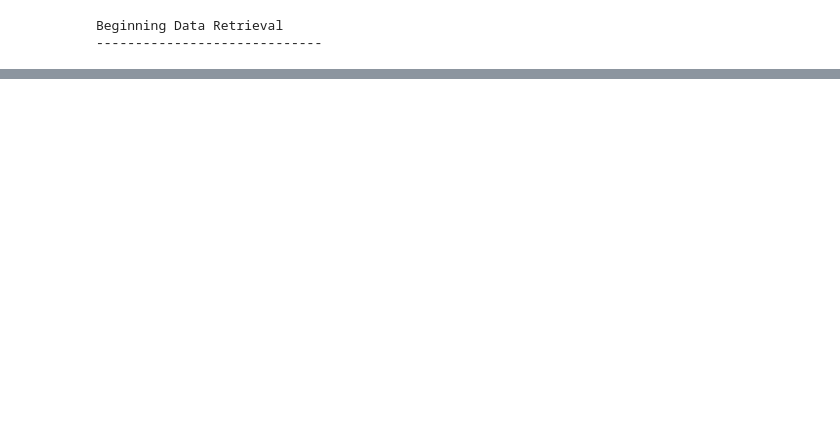
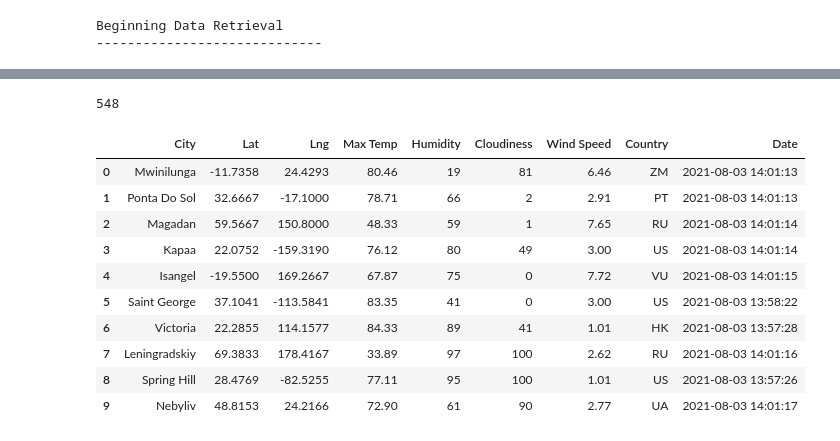
Before and after one commit to kowiak89/World_Weather_Analysis, a Jupyter notebook: WeatherPy.ipynb, the cells around one changed output, grey strips where cells are left out. Drawn from its saved outputs; the diff is of its cells as text; code cells hidden in the pictures; blank space fills up the shorter version.

```diff
--- a/WeatherPy.ipynb
+++ b/WeatherPy.ipynb
@@ -105,35 +165,20 @@ NameError: name 'cities' is not defined
 # %%
-# Run an API request for each of the cities.
-    try:
-        # Parse the JSON and retrieve data.
-        city_weather = requests.get(city_url).json()
-        # Parse out the needed data.
-        city_lat = city_weather["coord"]["lat"]
-        city_lng = city_weather["coord"]["lon"]
-        city_max_temp = city_weather["main"]["temp_max"]
-        city_humidity = city_weather["main"]["humidity"]
-        city_clouds = city_weather["clouds"]["all"]
-        city_wind = city_weather["wind"]["speed"]
-        city_country = city_weather["sys"]["country"]
-        # Convert the date to ISO standard.
-        city_date = datetime.utcfromtimestamp(city_weather["dt"]).strftime('%Y-%m-%d %H:%M:%S')
-        # Append the city information into city_data list.
-        city_data.append({"City": city.title(),
-                          "Lat": city_lat,
-                          "Lng": city_lng,
-                          "Max Temp": city_max_temp,
-                          "Humidity": city_humidity,
-                          "Cloudiness": city_clouds,
-                          "Wind Speed": city_wind,
-                          "Country": city_country,
-                          "Date": city_date})
-
-# If an error is experienced, skip the city.
-    except:
-        print("City not found. Skipping...")
-        pass
-
-# Indicate that Data Loading is complete.
-print("-----------------------------")
-print("Data Retrieval Complete      ")
-print("-----------------------------")
+len(city_data)
+# %% [output]
+548
+# %%
+# Convert the array of dictionaries to a Pandas DataFrame.
+city_data_df = pd.DataFrame(city_data)
+city_data_df.head(10)
+# %% [output]
+|  | City | Lat | Lng | Max Temp | Humidity | Cloudiness | Wind Speed | Country | Date |
+| 0 | Mwinilunga | -11.7358 | 24.4293 | 80.46 | 19 | 81 | 6.46 | ZM | 2021-08-03 14:01:13 |
+| 1 | Ponta Do Sol | 32.6667 | -17.1000 | 78.71 | 66 | 2 | 2.91 | PT | 2021-08-03 14:01:13 |
+| 2 | Magadan | 59.5667 | 150.8000 | 48.33 | 59 | 1 | 7.65 | RU | 2021-08-03 14:01:14 |
+| 3 | Kapaa | 22.0752 | -159.3190 | 76.12 | 80 | 49 | 3.00 | US | 2021-08-03 14:01:14 |
+| 4 | Isangel | -19.5500 | 169.2667 | 67.87 | 75 | 0 | 7.72 | VU | 2021-08-03 14:01:15 |
+| 5 | Saint George | 37.1041 | -113.5841 | 83.35 | 41 | 0 | 3.00 | US | 2021-08-03 13:58:22 |
+| 6 | Victoria | 22.2855 | 114.1577 | 84.33 | 89 | 41 | 1.01 | HK | 2021-08-03 13:57:28 |
+| 7 | Leningradskiy | 69.3833 | 178.4167 | 33.89 | 97 | 100 | 2.62 | RU | 2021-08-03 14:01:16 |
+| 8 | Spring Hill | 28.4769 | -82.5255 | 77.11 | 95 | 100 | 1.01 | US | 2021-08-03 13:57:26 |
+| 9 | Nebyliv | 48.8153 | 24.2166 | 72.90 | 61 | 90 | 2.77 | UA | 2021-08-03 14:01:17 |
```
Also changed, not shown: parts of 8 cells of this notebook, 2 other files.
